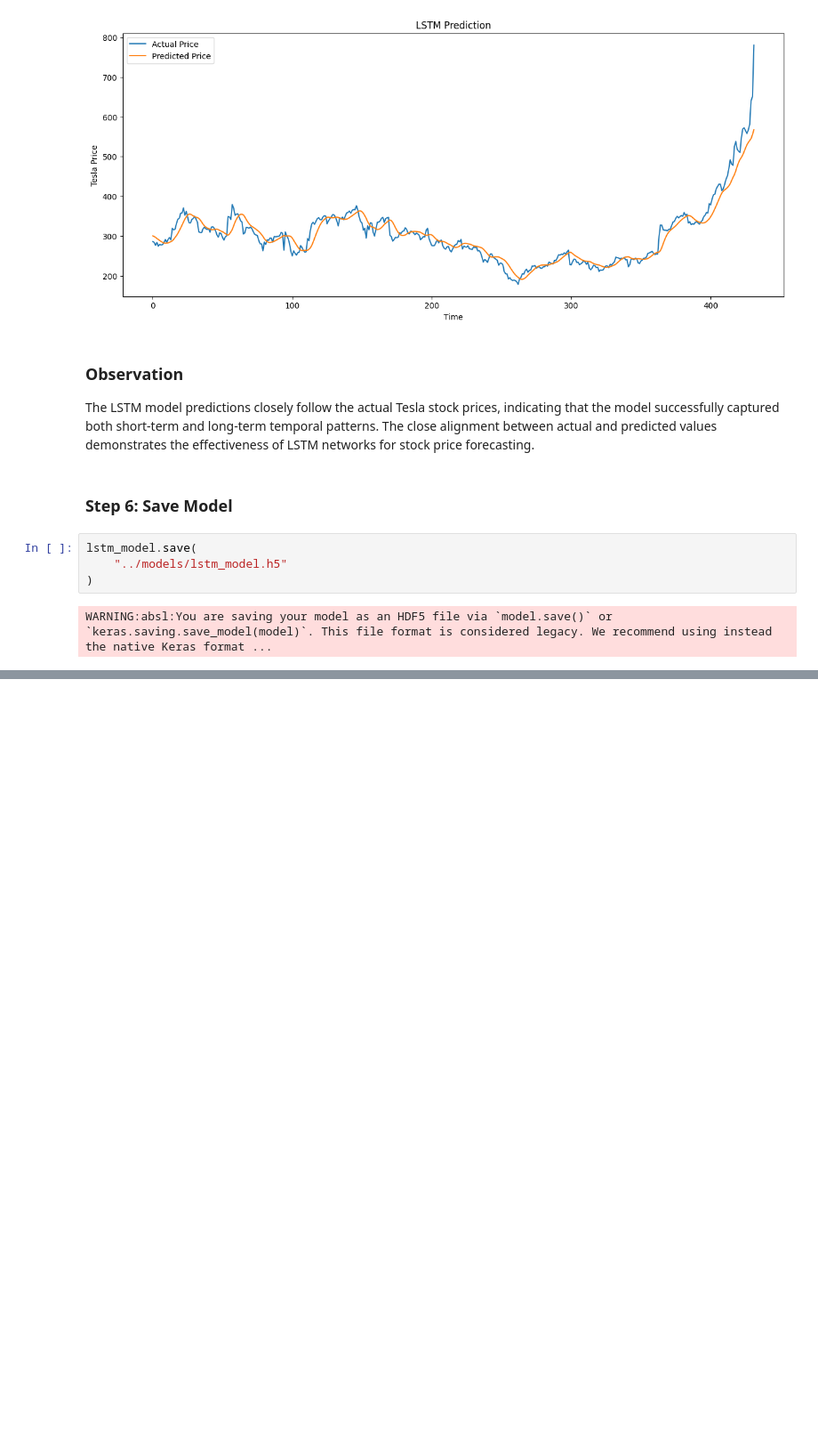
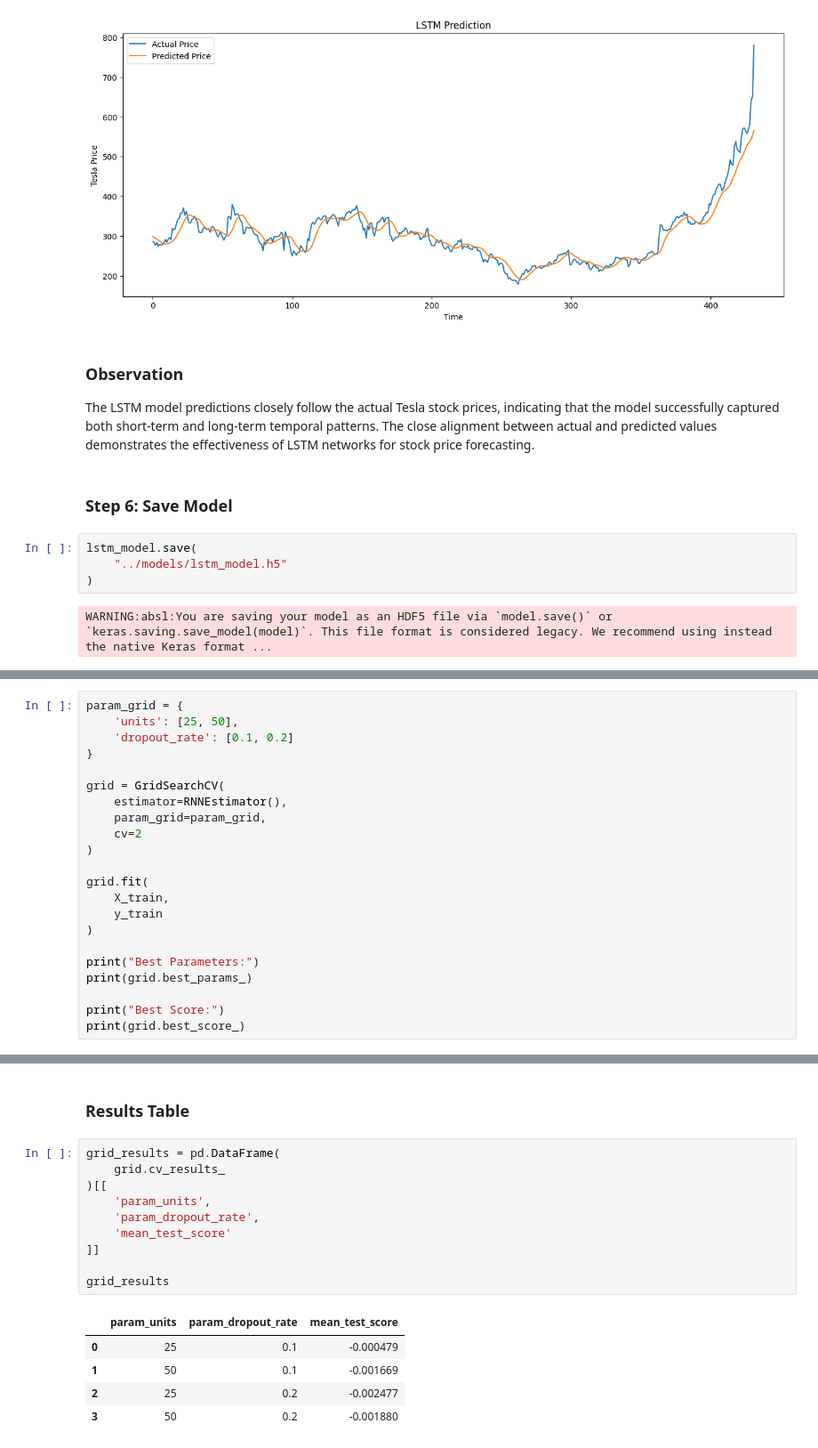
Before and after one commit to VinayPandey185/Tesla-Stock-Price-Forecasting, a Jupyter notebook: notebooks/Tesla_Stock_Prediction.ipynb, the cells around one changed output, grey strips where cells are left out. Shown at 89% size. Cells and saved outputs as stored; diff of their text form; blank space fills up the shorter version.

```diff
--- a/notebooks/Tesla_Stock_Prediction.ipynb
+++ b/notebooks/Tesla_Stock_Prediction.ipynb
@@ -891,0 +1166,22 @@ The SimpleRNN model achieved better performance than the LSTM model across all e
+# %%
+param_grid = {
+    'units': [25, 50],
+    'dropout_rate': [0.1, 0.2]
+}
+
+grid = GridSearchCV(
+    estimator=RNNEstimator(),
+    param_grid=param_grid,
+    cv=2
+)
+
+grid.fit(
+    X_train,
+    y_train
+)
+
+print("Best Parameters:")
+print(grid.best_params_)
+
+print("Best Score:")
+print(grid.best_score_)
@@ -891,0 +1197,18 @@ The SimpleRNN model achieved better performance than the LSTM model across all e
+# %% [markdown]
+### Results Table
+# %%
+grid_results = pd.DataFrame(
+    grid.cv_results_
+)[[
+    'param_units',
+    'param_dropout_rate',
+    'mean_test_score'
+]]
+
+grid_results
+# %% [output]
+|  | param_units | param_dropout_rate | mean_test_score |
+| 0 | 25 | 0.1 | -0.000479 |
+| 1 | 50 | 0.1 | -0.001669 |
+| 2 | 25 | 0.2 | -0.002477 |
+| 3 | 50 | 0.2 | -0.001880 |
```
Also changed, not shown: parts of 43 cells of this notebook.
